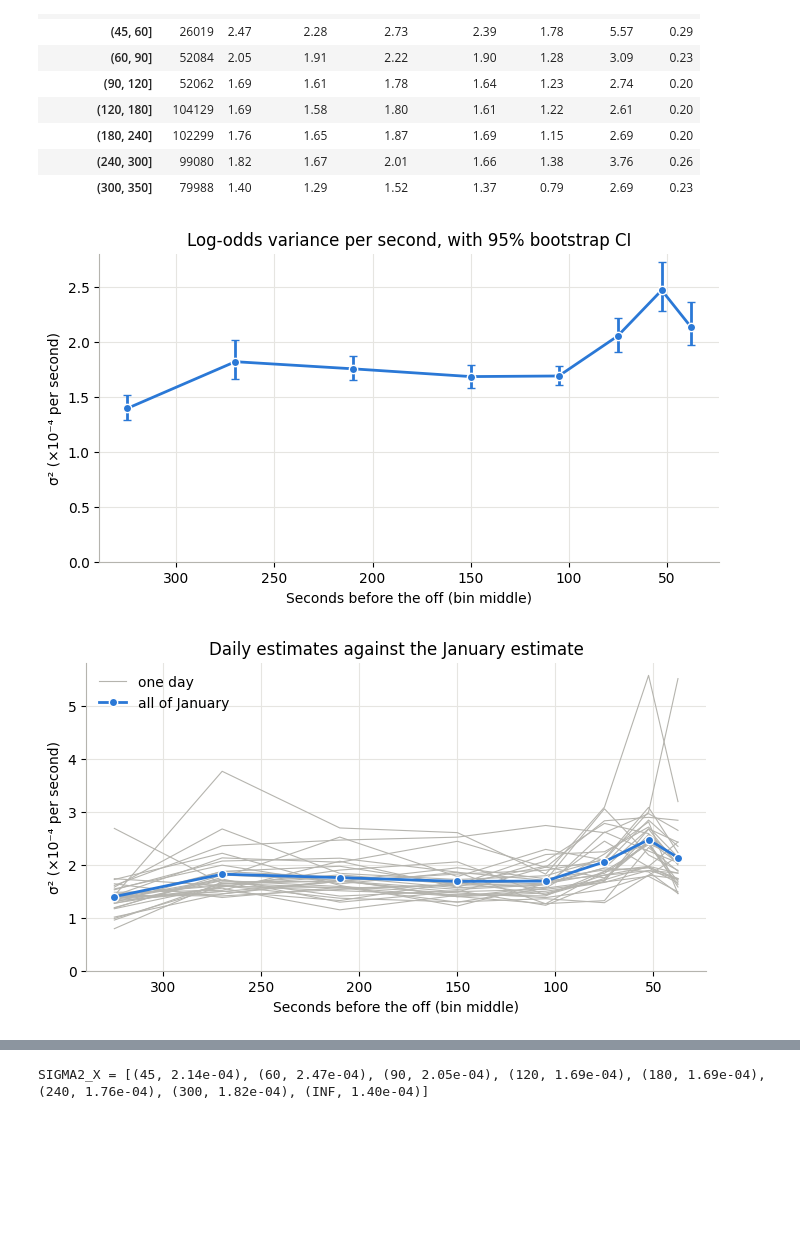
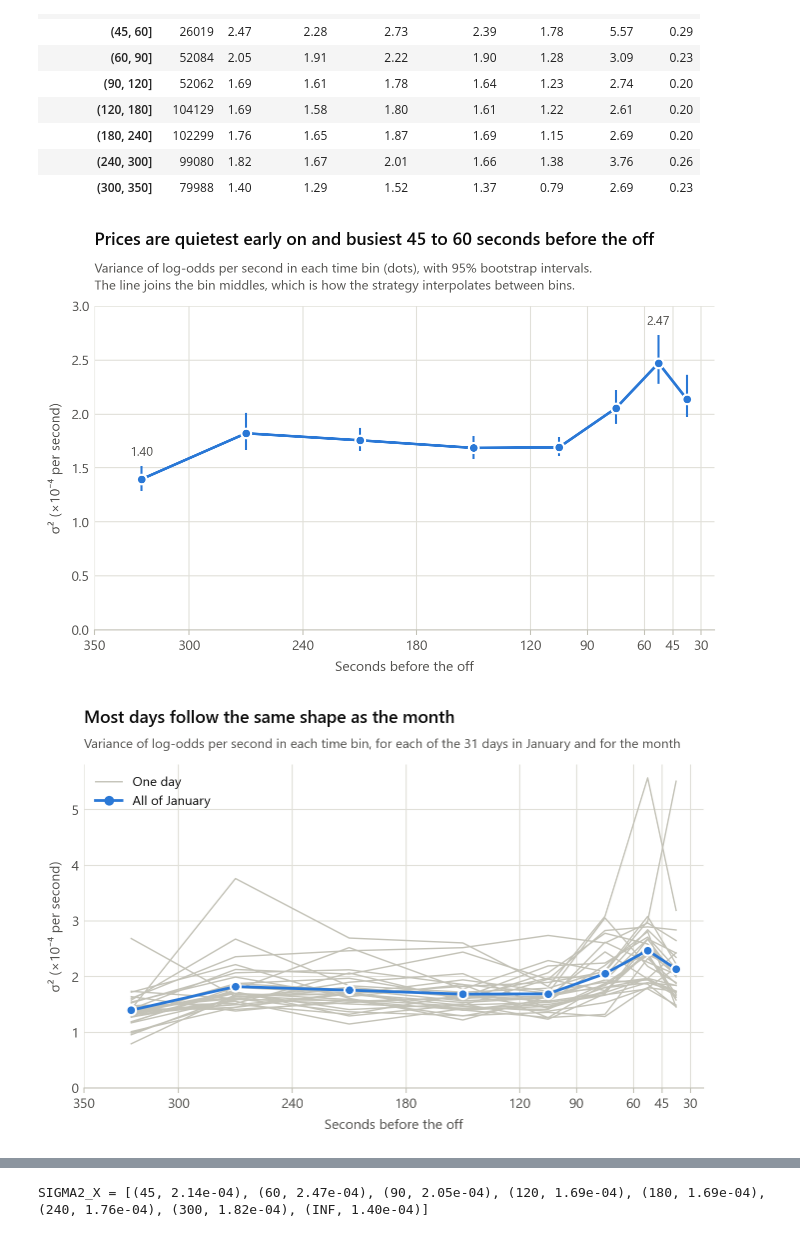
Before and after one commit to wazzak-99/Greyhound-Racing-Backtesting, a Jupyter notebook: research/volatility.ipynb, the cells around one changed output, grey strips where cells are left out. Cells and saved outputs as stored; diff of their text form; code cells hidden in the pictures; blank space fills up the shorter version.

```diff
--- a/research/volatility.ipynb
+++ b/research/volatility.ipynb
@@ -130,10 +159,13 @@ window = ttj.between(30, 350)
 samples = first_race[first_race["selection_id"] == favourite]
 
 fig, ax = plt.subplots()
-ax.step(ttj[window], np.log(S / (1 - S))[window], where="post", color=GREY, lw=1, label="every book update")
-ax.plot(samples["ttj"], samples["x"], "o", color=BLUE, ms=5, mec="white", label="5-second samples")
+ax.step(ttj[window], np.log(S / (1 - S))[window], where="post", color=LIGHT, lw=1.2, label="Every book update")
+ax.plot(samples["ttj"], samples["x"], "o", color=BLUE, ms=6, label="5-second samples")
 ax.invert_xaxis()   # time runs left to right, towards the off
-ax.set(xlabel="Seconds before the off", ylabel="Mid price (log-odds)", title="One runner's mid price")
-ax.legend(frameon=False)
+ax.set_xticks([350, 300, 250, 200, 150, 100, 50])
+ax.set(xlabel="Seconds before the off", ylabel="Mid price (log-odds)")
+legend(ax, loc="upper left")
+titles(ax, "Each sample is the latest price at or before its time",
+       "Mid price of the favourite in the first race of January, from 350 to 30 seconds before the off")
 plt.show()
 # %% [output]
@@ -196,9 +228,9 @@ totals = (moves.groupby(["race", "bin"], observed=False)
 # totals["n"] is a table with one row per race and one column per bin; same for "sum_dx" and "sum_dx2"
 
 
-def sigma2(n, sum_dx, sum_dx2):
-    # Variance per second of the 5-second changes, from the three totals
-    return (sum_dx2 - sum_dx**2 / n) / (n - 1) / STEP
+def sigma2(n, sum_dx, sum_dx2, step=STEP):
+    # Variance per second of changes over `step` seconds, from the three totals
+    return (sum_dx2 - sum_dx**2 / n) / (n - 1) / step
 
 
 pooled = sigma2(totals["n"].sum(), totals["sum_dx"].sum(), totals["sum_dx2"].sum())
@@ -311,28 +343,42 @@ summary
 # %%
 bin_middle = [(lo + hi) / 2 for lo, hi in zip(BIN_EDGES[:-1], BIN_EDGES[1:])]
 
+
+def bin_axis(ax):
+    # Time runs left to right towards the off, with a tick and a vertical hairline at every bin edge
+    ax.invert_xaxis()
+    ax.set_xticks(BIN_EDGES)
+    ax.grid(True, axis="x")
+    ax.set_xlabel("Seconds before the off")
+
+
 fig, ax = plt.subplots()
-ax.errorbar(bin_middle, pooled * SCALE,
-            yerr=[(pooled - ci_low) * SCALE, (ci_high - pooled) * SCALE],
-            fmt="-o", color=BLUE, lw=2, ms=6, mec="white", capsize=3)
-ax.invert_xaxis()
-ax.set(xlabel="Seconds before the off (bin middle)", ylabel="σ² (×10⁻⁴ per second)",
-       title="Log-odds variance per second, with 95% bootstrap CI", ylim=(0, None))
+ax.errorbar(bin_middle, pooled * SCALE, yerr=[(pooled - ci_low) * SCALE, (ci_high - pooled) * SCALE],
+            fmt="-o", color=BLUE, elinewidth=1.5, capsize=0)
+for i in (pooled.argmin(), pooled.argmax()):   # label the quietest and busiest bins
+    ax.annotate(f"{pooled.iloc[i] * SCALE:.2f}", (bin_middle[i], ci_high[i] * SCALE),
+                xytext=(0, 5), textcoords="offset points", ha="center", va="bottom", color=INK_2, fontsize=9)
+bin_axis(ax)
+ax.set(ylabel="σ² (×10⁻⁴ per second)", ylim=(0, 3))
+titles(ax, "Prices are quietest early on and busiest 45 to 60 seconds before the off",
+       "Variance of log-odds per second in each time bin (dots), with 95% bootstrap intervals.\n"
+       "The line joins the bin middles, which is how the strategy interpolates between bins.")
 plt.show()
 # %% [output]
-[figure, old version]
+[figure, new version]
 # %%
 fig, ax = plt.subplots()
-day_lines = ax.plot(bin_middle, daily.T * SCALE, color=GREY, lw=0.8)   # one grey line per day
-day_lines[0].set_label("one day")
-ax.plot(bin_middle, pooled * SCALE, "-o", color=BLUE, lw=2, ms=6, mec="white", label="all of January")
-ax.invert_xaxis()
-ax.set(xlabel="Seconds before the off (bin middle)", ylabel="σ² (×10⁻⁴ per second)",
-       title="Daily estimates against the January estimate", ylim=(0, None))
-ax.legend(frameon=False)
+day_lines = ax.plot(bin_middle, daily.T * SCALE, color=LIGHT, lw=1)   # one line per day
+day_lines[0].set_label("One day")
+ax.plot(bin_middle, pooled * SCALE, "-o", color=BLUE, label="All of January")
+bin_axis(ax)
+ax.set(ylabel="σ² (×10⁻⁴ per second)", ylim=(0, None))
+legend(ax, loc="upper left")
+titles(ax, "Most days follow the same shape as the month",
+       "Variance of log-odds per second in each time bin, for each of the 31 days in January and for the month")
 plt.show()
 # %% [output]
-[figure, old version]
+[figure, new version]
 # %% [markdown]
 ## Table for the strategy
 
```
Also changed, not shown: parts of 13 cells of this notebook, 2 other files.
